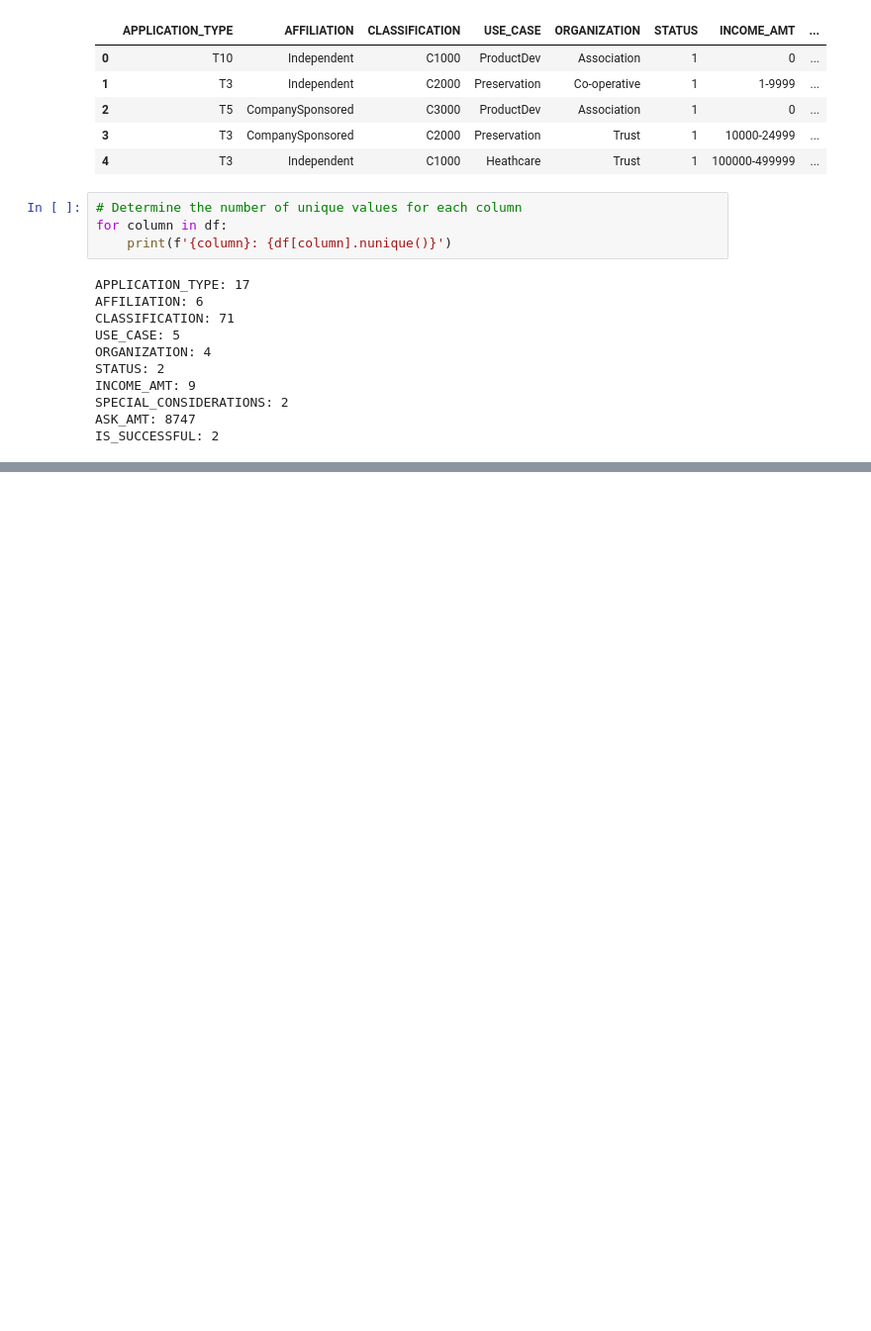
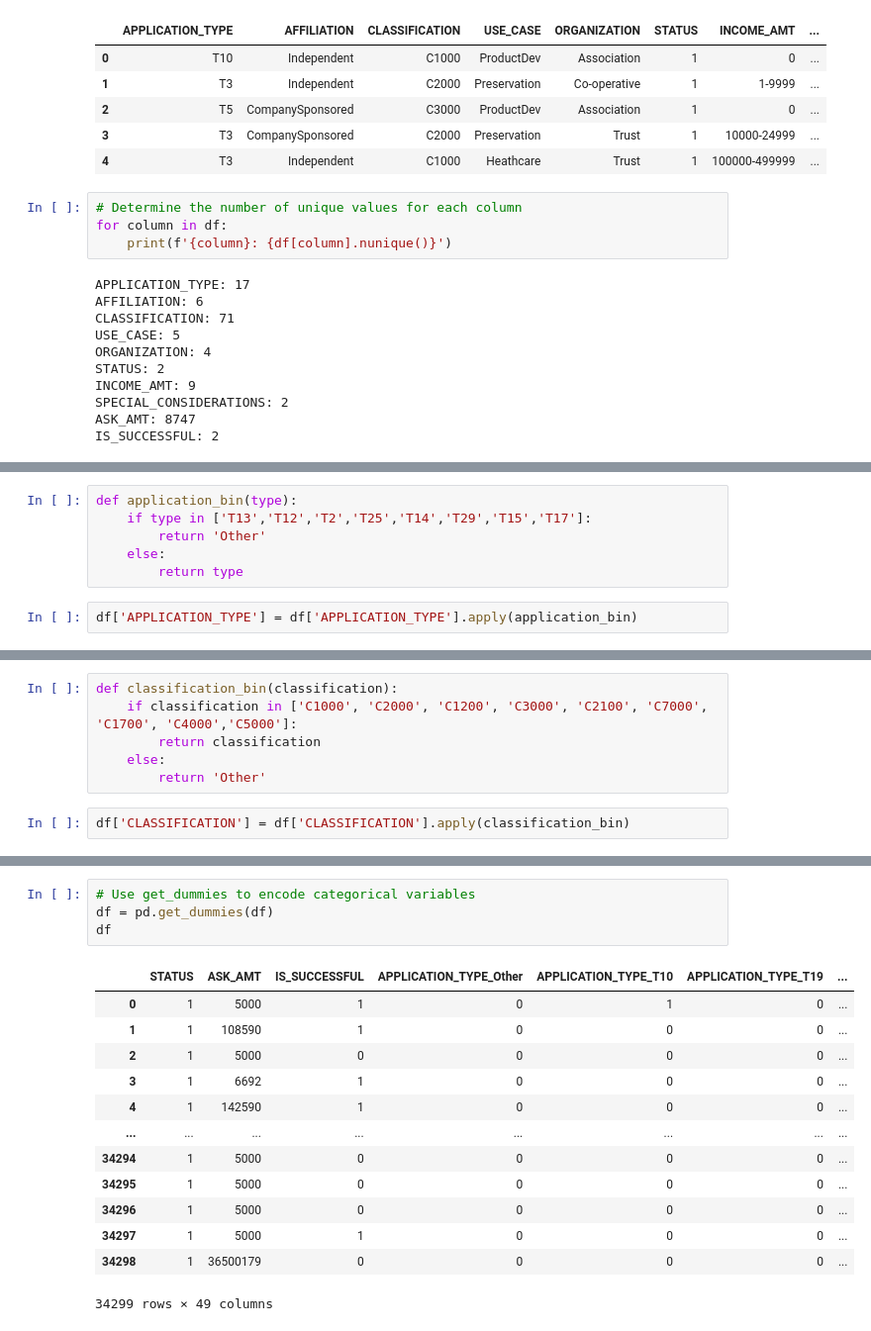
Before and after one commit to ericjbutton/Deep-Learning-HW, a Jupyter notebook: Charity_Funding_Predictor.ipynb, the cells around one changed output, grey strips where cells are left out. Shown at 99% size. Saved outputs shown, nothing was run; the diff lists cells and outputs as text; blank space fills up the shorter version.

```diff
--- a/Charity_Funding_Predictor.ipynb
+++ b/Charity_Funding_Predictor.ipynb
@@ -64,0 +82,8 @@ array(['T10', 'T3', 'T5', 'T7', 'T4', 'T6', 'T2', 'T9', 'T19', 'T8',
+# %%
+def application_bin(type):
+    if type in ['T13','T12','T2','T25','T14','T29','T15','T17']:
+        return 'Other'
+    else:
+        return type
+# %%
+df['APPLICATION_TYPE'] = df['APPLICATION_TYPE'].apply(application_bin)
@@ -64,0 +119,8 @@ array(['T10', 'T3', 'T5', 'T7', 'T4', 'T6', 'T2', 'T9', 'T19', 'T8',
+# %%
+def classification_bin(classification):
+    if classification in ['C1000', 'C2000', 'C1200', 'C3000', 'C2100', 'C7000', 'C1700', 'C4000','C5000']:
+        return classification
+    else:
+        return 'Other'
+# %%
+df['CLASSIFICATION'] = df['CLASSIFICATION'].apply(classification_bin)
@@ -64,0 +141,18 @@ array(['T10', 'T3', 'T5', 'T7', 'T4', 'T6', 'T2', 'T9', 'T19', 'T8',
+# %%
+# Use get_dummies to encode categorical variables
+df = pd.get_dummies(df)
+df
+# %% [output]
+|  | STATUS | ASK_AMT | IS_SUCCESSFUL | APPLICATION_TYPE_Other | APPLICATION_TYPE_T10 | APPLICATION_TYPE_T19 | ... |
+| 0 | 1 | 5000 | 1 | 0 | 1 | 0 | ... |
+| 1 | 1 | 108590 | 1 | 0 | 0 | 0 | ... |
+| 2 | 1 | 5000 | 0 | 0 | 0 | 0 | ... |
+| 3 | 1 | 6692 | 1 | 0 | 0 | 0 | ... |
+| 4 | 1 | 142590 | 1 | 0 | 0 | 0 | ... |
+| ... | ... | ... | ... | ... | ... | ... | ... |
+| 34294 | 1 | 5000 | 0 | 0 | 0 | 0 | ... |
+| 34295 | 1 | 5000 | 0 | 0 | 0 | 0 | ... |
+| 34296 | 1 | 5000 | 0 | 0 | 0 | 0 | ... |
+| 34297 | 1 | 5000 | 1 | 0 | 0 | 0 | ... |
+| 34298 | 1 | 36500179 | 0 | 0 | 0 | 0 | ... |
+34299 rows × 49 columns
```
Also changed, not shown: parts of 7 cells of this notebook.
